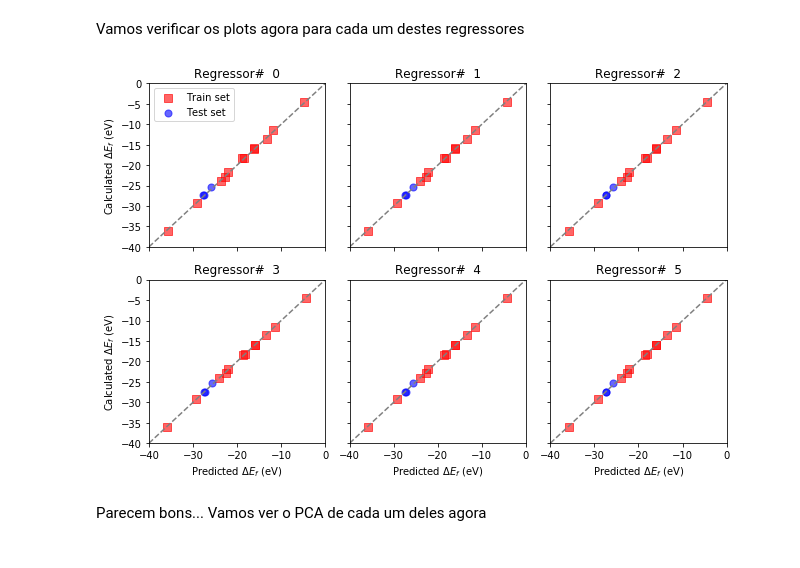
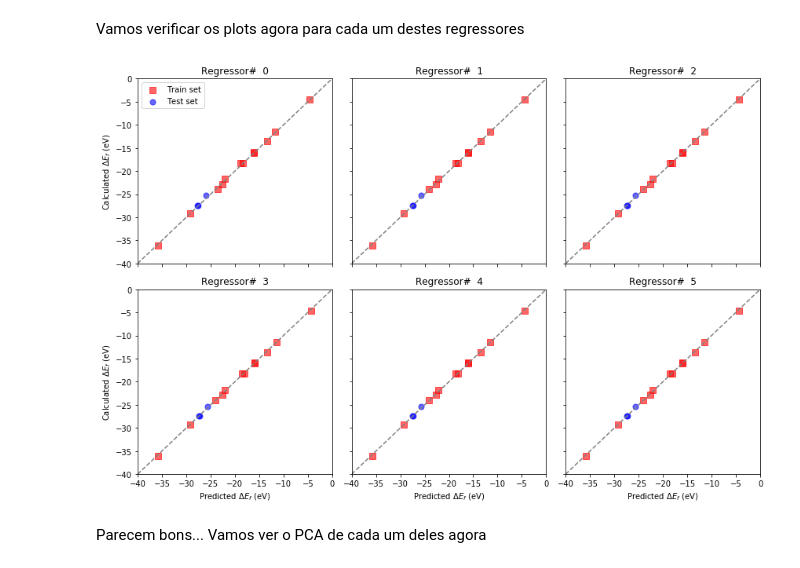
Before and after one commit to ClaudioPadilha/ncFibresDFTML, a Jupyter notebook: ncFibresDftMl.ipynb, the cells around one changed output. Cells and saved outputs as stored; diff of their text form; code cells hidden in the pictures.

```diff
--- a/ncFibresDftMl.ipynb
+++ b/ncFibresDftMl.ipynb
@@ -242,7 +290,7 @@ X_pca = pca.transform(X)
 
 from mpl_toolkits.mplot3d import Axes3D
 
-fig = plt.figure()
+fig = plt.figure(figsize=(15,12))
 ax = fig.add_subplot(111, projection='3d')
 sct = ax.scatter(X_pca[:,0], X_pca[:,1], X_pca[:,2], cmap=plt.get_cmap('plasma'), c=y, s=40) #, alpha=0.1, c='black', edgecolors='none', s=30)
 cbar = fig.colorbar(sct) #, shrink=0.5, aspect=5)
@@ -273,10 +321,10 @@ $$ \Delta E_f = \alpha_{2_h} n_{2_h} + \alpha_{2_d} n_{2_d}+ \alpha_{3} n_3 + \a
 # %%
 # descriptors and targets in np arrays
 y_new = np.array(energies, dtype=float)
-X_new = np.array(desc, dtype=int)[:,1:]
+X_new = np.array(desc, dtype=float)[:,1:]
 
-print('Numero de dados: {:d}'.format(np.shape(X_new)[0]))
-print('Dimensao dos descritores: {:d}'.format(np.shape(X_new)[1]))
+print('Numero de dados:          {:4d}'.format(np.shape(X_new)[0]))
+print('Dimensao dos descritores: {:4d}'.format(np.shape(X_new)[1]))
 
 # split train test sets
 X_train, X_test, y_train, y_test = train_test_split(X_new, y_new, test_size=0.2, random_state=42)
@@ -476,7 +524,7 @@ Vamos verificar os plots agora para cada um destes regressores
 # %%
 ncol, nrow = 3, 2
 
-fig, axes = plt.subplots(ncols=ncol, nrows=nrow, figsize=(3*ncol, 3*nrow),sharex=True, sharey=True)
+fig, axes = plt.subplots(ncols=ncol, nrows=nrow, figsize=(4*ncol, 4*nrow),sharex=True, sharey=True)
 
 ini = -40
 fim = 0
@@ -491,34 +539,34 @@ for i in range(nrow):
                            s=50,
                            alpha=0.6,
                            label='Train set')
         axes[i][j].scatter(y_test_pred_ex[i*ncol+j],
                            y_test_ex[i*ncol+j],
                            marker='o',
                            color='blue',
                            s=50,
                            alpha=0.6,
                            label='Test set')
         axes[i][j].plot(np.linspace(ini,fim,st),
                         np.linspace(ini,fim,st),
                         '--',
                         c='gray')
         axes[i][j].set_title("Regressor# {:2d}".format(i*ncol+j))
 
 axes[0][0].set_ylabel('Calculated $\Delta E_f$ (eV)')
 axes[1][0].set_ylabel('Calculated $\Delta E_f$ (eV)')
 
 axes[1][0].set_xlabel('Predicted $\Delta E_f$ (eV)')
 axes[1][1].set_xlabel('Predicted $\Delta E_f$ (eV)')
 axes[1][2].set_xlabel('Predicted $\Delta E_f$ (eV)')
 
 axes[0][0].set_xlim(ini,fim)
 axes[0][0].set_ylim(ini,fim)
 # plt.ticklabel_format(axis='both', style='sci', scilimits=(-2,2),useMathText=True)
 axes[0][0].legend()
 plt.tight_layout()
 plt.show()
 # %% [output]
-[figure, old version]
+[figure, new version]
 # %% [markdown]
 Parecem bons... Vamos ver o PCA de cada um deles agora
 # %%
```
Also changed, not shown: parts of 9 cells of this notebook, 1 other file.
